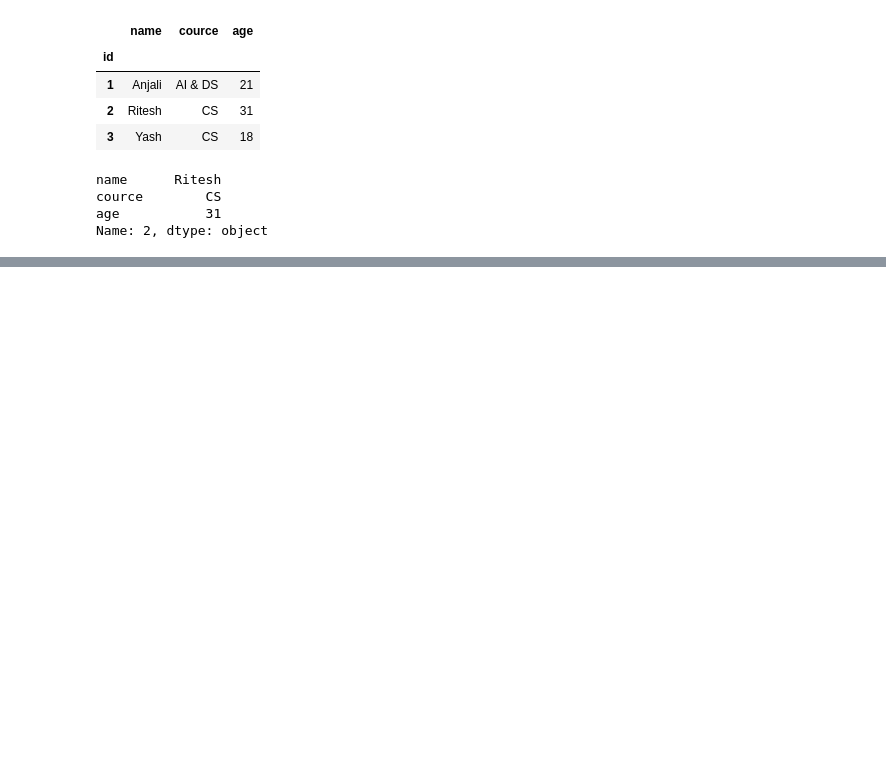
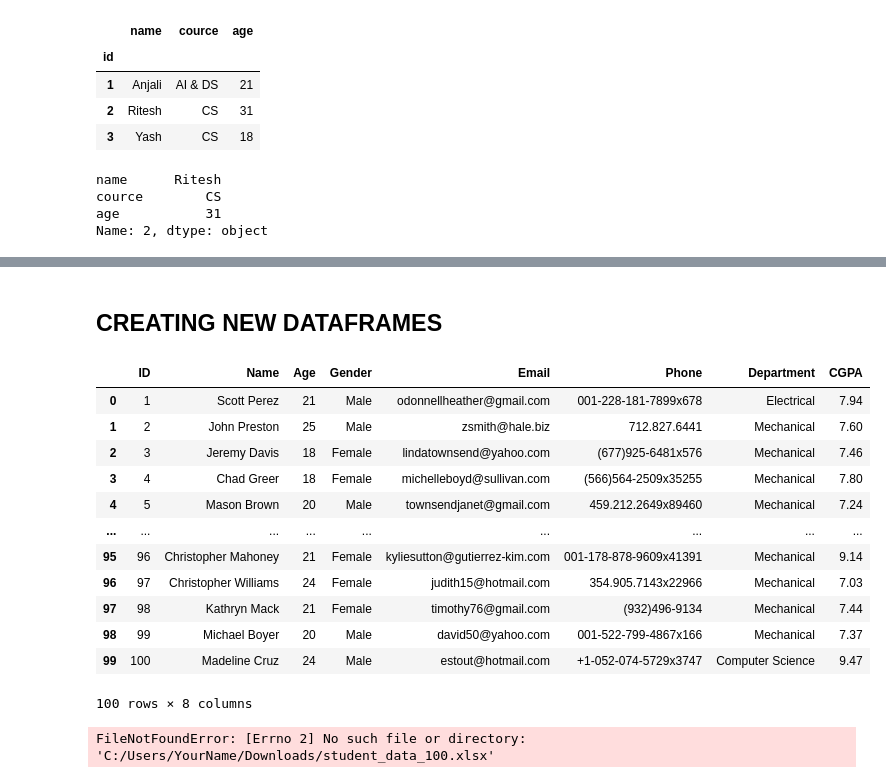
Before and after one commit to anjali-raja-14/jupyter_nb_python_library, a Jupyter notebook: PANDAS/01_basics/03_dataframe.ipynb, the cells around one changed output, grey strips where cells are left out. Saved outputs shown, nothing was run; the diff lists cells and outputs as text; code cells hidden in the pictures; blank space fills up the shorter version.

```diff
--- a/PANDAS/01_basics/03_dataframe.ipynb
+++ b/PANDAS/01_basics/03_dataframe.ipynb
@@ -140,0 +141,28 @@ df1
+# %% [markdown]
+## CREATING NEW DATAFRAMES
+# %%
+import pandas as pd
+df=pd.read_csv("student_data_100.csv")
+df
+# %% [output]
+|  | ID | Name | Age | Gender | Email | Phone | Department | CGPA |
+| 0 | 1 | Scott Perez | 21 | Male | odonnellheather@gmail.com | 001-228-181-7899x678 | Electrical | 7.94 |
+| 1 | 2 | John Preston | 25 | Male | zsmith@hale.biz | 712.827.6441 | Mechanical | 7.60 |
+| 2 | 3 | Jeremy Davis | 18 | Female | lindatownsend@yahoo.com | (677)925-6481x576 | Mechanical | 7.46 |
+| 3 | 4 | Chad Greer | 18 | Female | michelleboyd@sullivan.com | (566)564-2509x35255 | Mechanical | 7.80 |
+| 4 | 5 | Mason Brown | 20 | Male | townsendjanet@gmail.com | 459.212.2649x89460 | Mechanical | 7.24 |
+| ... | ... | ... | ... | ... | ... | ... | ... | ... |
+| 95 | 96 | Christopher Mahoney | 21 | Female | kyliesutton@gutierrez-kim.com | 001-178-878-9609x41391 | Mechanical | 9.14 |
+| 96 | 97 | Christopher Williams | 24 | Female | judith15@hotmail.com | 354.905.7143x22966 | Mechanical | 7.03 |
+| 97 | 98 | Kathryn Mack | 21 | Female | timothy76@gmail.com | (932)496-9134 | Mechanical | 7.44 |
+| 98 | 99 | Michael Boyer | 20 | Male | david50@yahoo.com | 001-522-799-4867x166 | Mechanical | 7.37 |
+| 99 | 100 | Madeline Cruz | 24 | Male | estout@hotmail.com | +1-052-074-5729x3747 | Computer Science | 9.47 |
+100 rows × 8 columns
+# %%
+
+# df = pd.read_excel("student_data_100.xlsx", sheet_name="Sheet1")
+# df
+df3 = pd.read_excel("C:/Users/YourName/Downloads/student_data_100.xlsx", sheet_name="Sheet1")
+df3
+# %% [output]
+FileNotFoundError: [Errno 2] No such file or directory: 'C:/Users/YourName/Downloads/student_data_100.xlsx'
```
Also changed, not shown: parts of 1 cell of this notebook, 9 other files.
